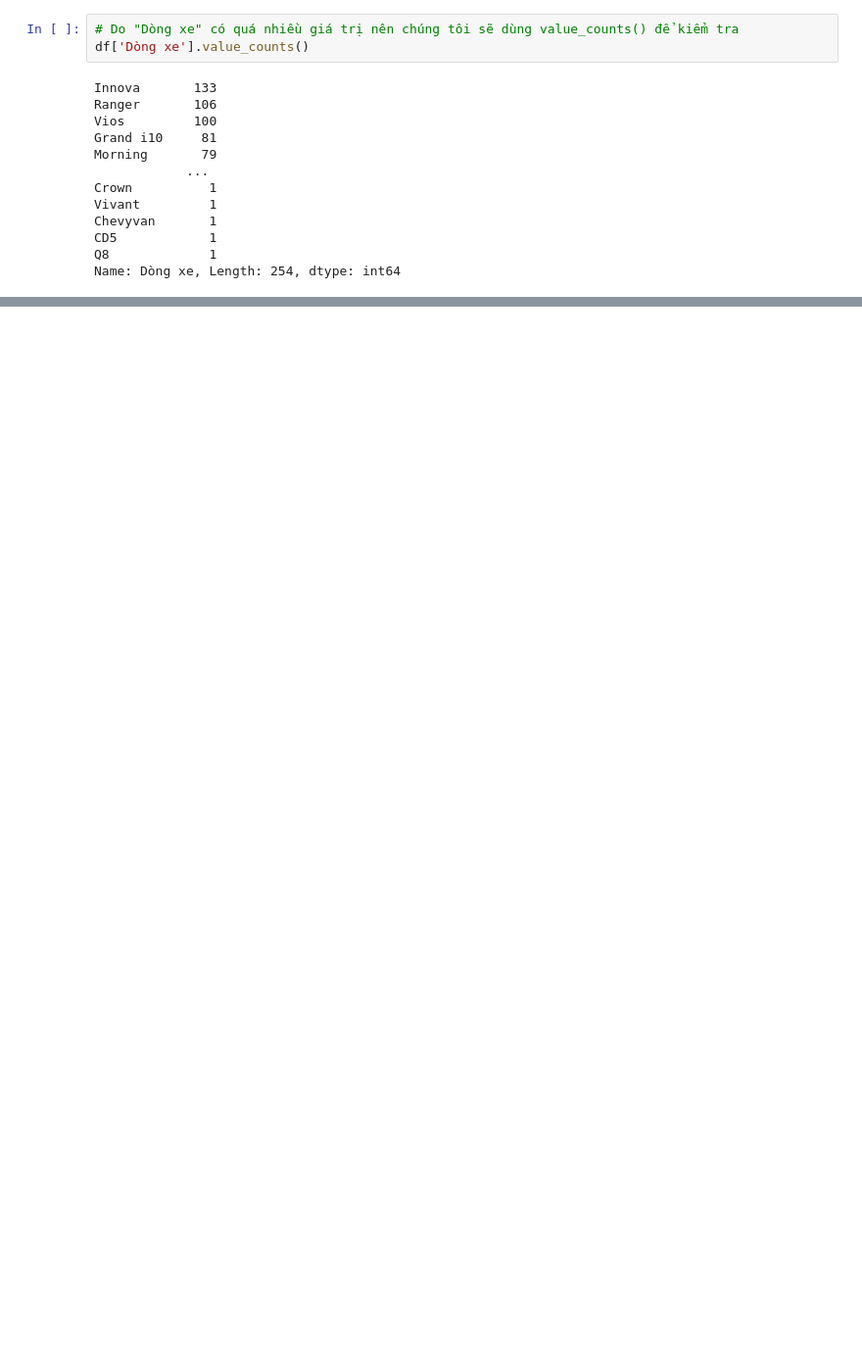
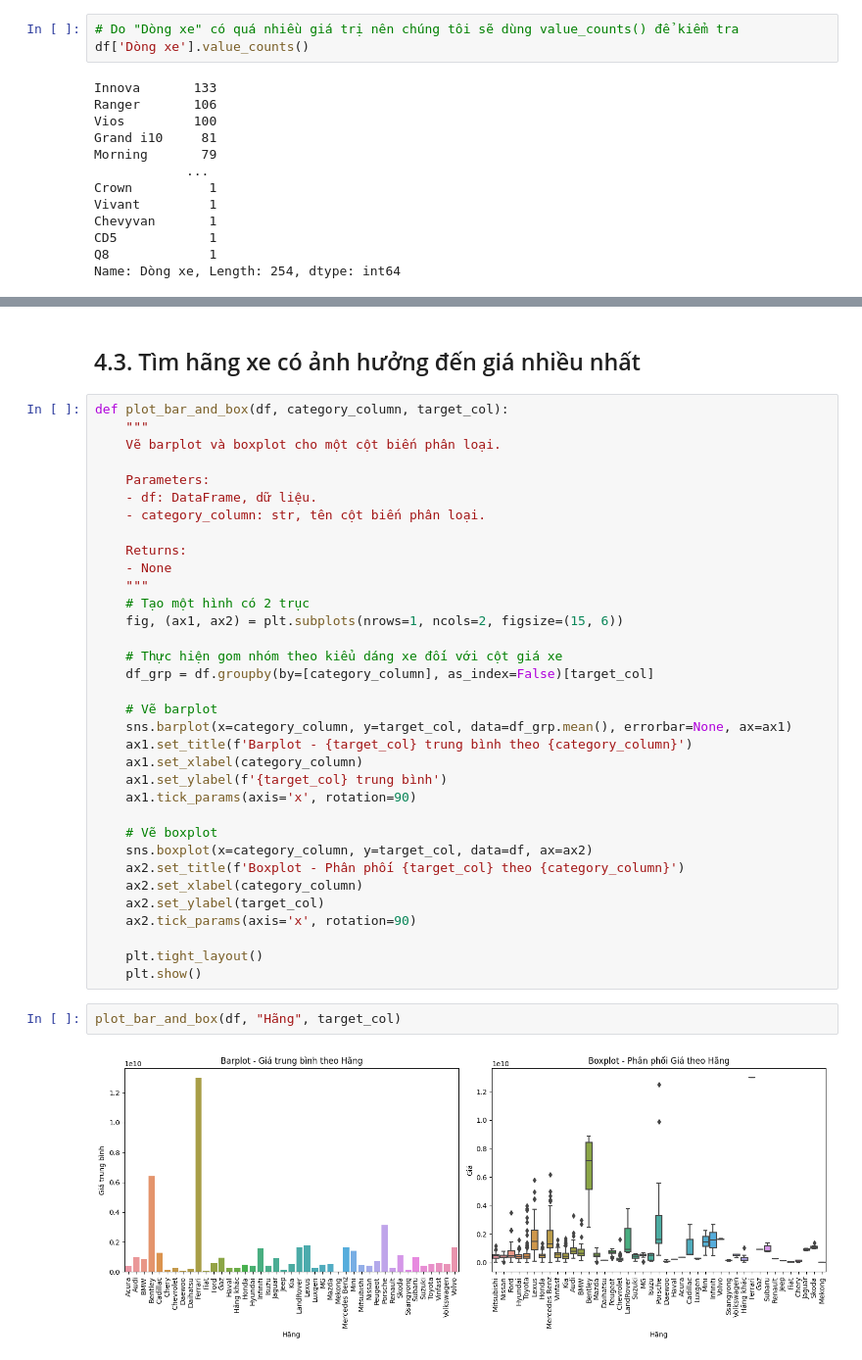
Before and after one commit to pahopu/IE224_CarPricePrediction, a Jupyter notebook: sources/EDAafterPreprocessing.ipynb, the cells around one changed output, grey strips where cells are left out. Shown: that part at 98% size. Drawn from its saved outputs; the diff is of its cells as text; blank space fills up the shorter version.

```diff
--- a/sources/EDAafterPreprocessing.ipynb
+++ b/sources/EDAafterPreprocessing.ipynb
@@ -529,0 +593,40 @@ Name: Dòng xe, Length: 254, dtype: int64
+# %% [markdown]
+## 4.3.&nbsp;Tìm hãng xe có ảnh hưởng đến giá nhiều nhất
+# %%
+def plot_bar_and_box(df, category_column, target_col):
+    """
+    Vẽ barplot và boxplot cho một cột biến phân loại.
+
+    Parameters:
+    - df: DataFrame, dữ liệu.
+    - category_column: str, tên cột biến phân loại.
+
+    Returns:
+    - None
+    """
+    # Tạo một hình có 2 trục
+    fig, (ax1, ax2) = plt.subplots(nrows=1, ncols=2, figsize=(15, 6))
+
+    # Thực hiện gom nhóm theo kiểu dáng xe đối với cột giá xe
+    df_grp = df.groupby(by=[category_column], as_index=False)[target_col]
+
+    # Vẽ barplot
+    sns.barplot(x=category_column, y=target_col, data=df_grp.mean(), errorbar=None, ax=ax1)
+    ax1.set_title(f'Barplot - {target_col} trung bình theo {category_column}')
+    ax1.set_xlabel(category_column)
+    ax1.set_ylabel(f'{target_col} trung bình')
+    ax1.tick_params(axis='x', rotation=90)
+
+    # Vẽ boxplot
+    sns.boxplot(x=category_column, y=target_col, data=df, ax=ax2)
+    ax2.set_title(f'Boxplot - Phân phối {target_col} theo {category_column}')
+    ax2.set_xlabel(category_column)
+    ax2.set_ylabel(target_col)
+    ax2.tick_params(axis='x', rotation=90)
+
+    plt.tight_layout()
+    plt.show()
+# %%
+plot_bar_and_box(df, "Hãng", target_col)
+# %% [output]
+[figure, added]
```
Also changed, not shown: parts of 6 cells of this notebook.
